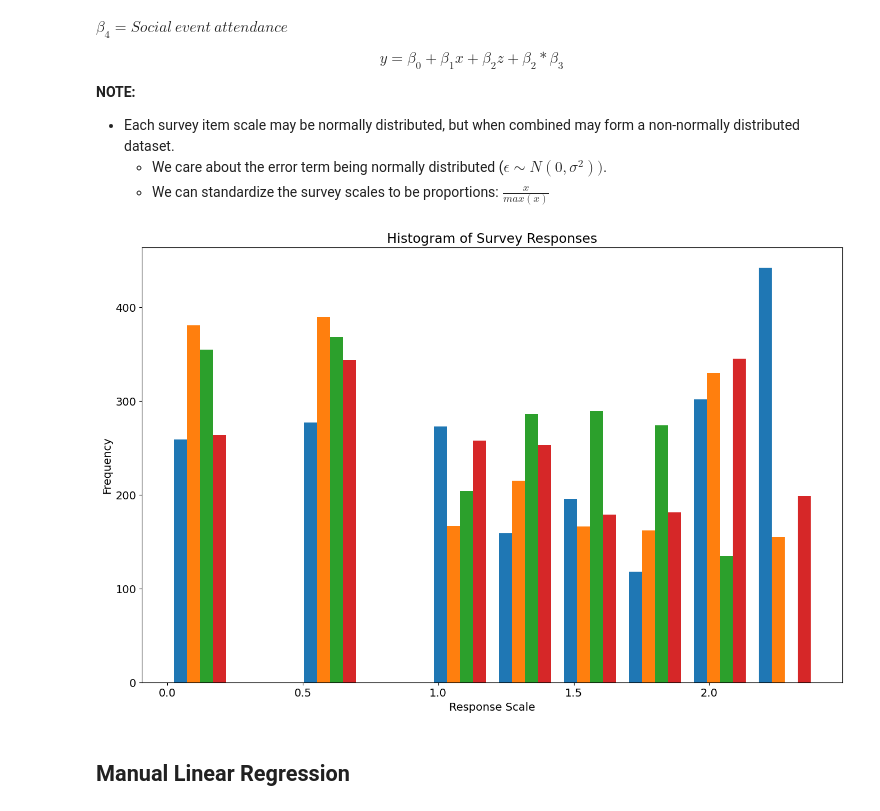
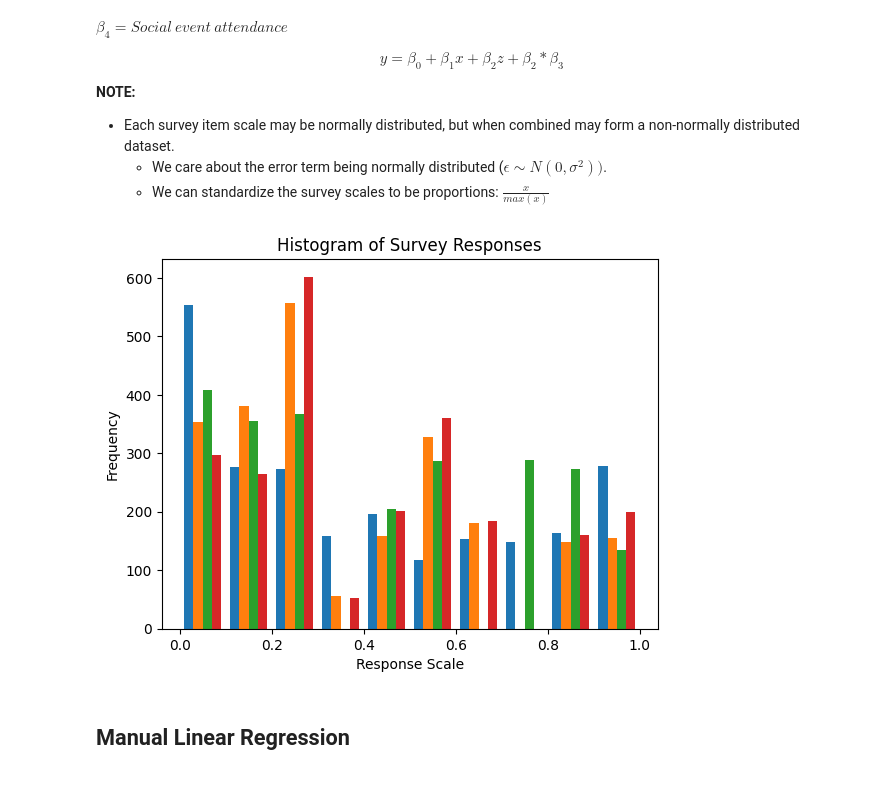
Before and after one commit to Prokope45/NeuralNetworkProject, a Jupyter notebook: LinearRegressionAnalysis.ipynb, the cells around one changed output. Drawn from its saved outputs; the diff is of its cells as text; code cells hidden in the pictures.

```diff
--- a/LinearRegressionAnalysis.ipynb
+++ b/LinearRegressionAnalysis.ipynb
@@ -50,25 +65,10 @@ test_df = pre_df.drop(train_df.index)
 # %%
-import matplotlib.pyplot as plt
-predictors = train_df[
-    ["Time_spent_Alone", "Post_frequency", "Going_outside", "Social_event_attendance"]
-]
-
-# standard_scaler = lambda x: x / max(x)
-
-# for column in [
-#     "Time_spent_Alone",
-#     "Post_frequency",
-#     "Going_outside",
-#     "Social_event_attendance"
-# ]:
-#     # transformed_df[column] = standard_scaler(transformed_df[column])
-#     train_df[column] = train_df[column] / max(train_df[column])
+predictors = train_df[predictors]
 
 plt.hist(predictors)
 plt.title("Histogram of Survey Responses")
 plt.xlabel("Response Scale")
 plt.ylabel("Frequency")
-
 plt.show()
 # %% [output]
-[figure, old version]
+[figure, new version]
```
Also changed, not shown: parts of 11 cells of this notebook, 3 other files.
